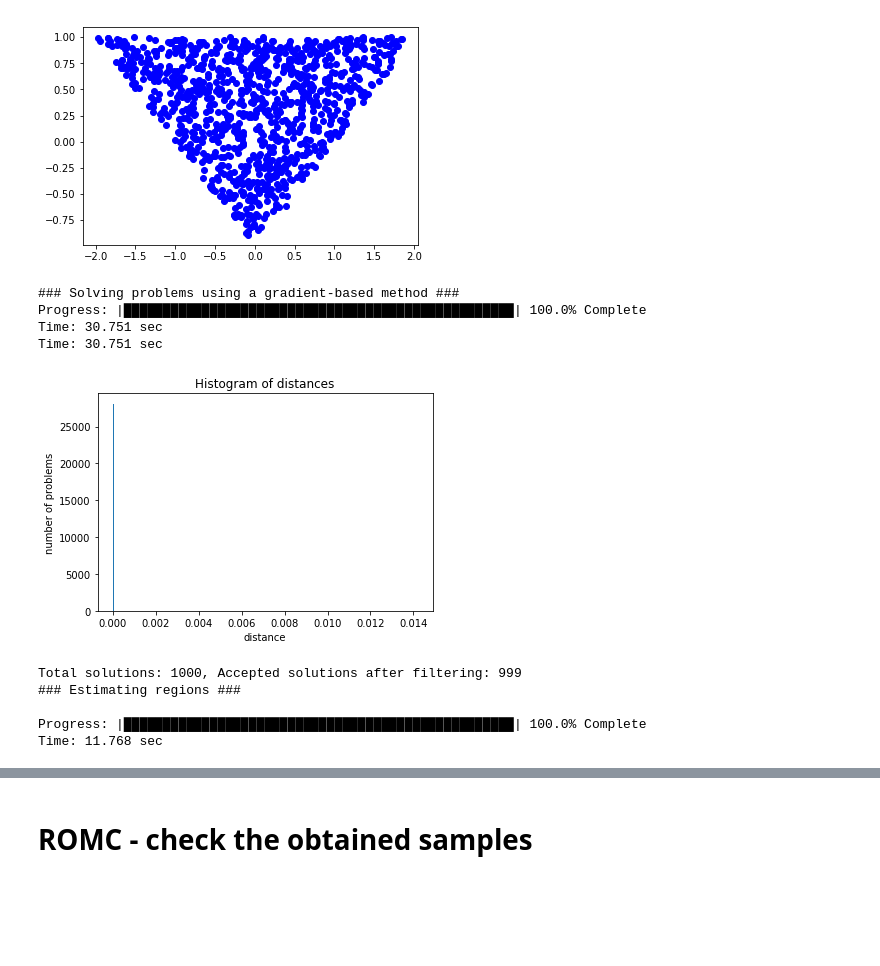
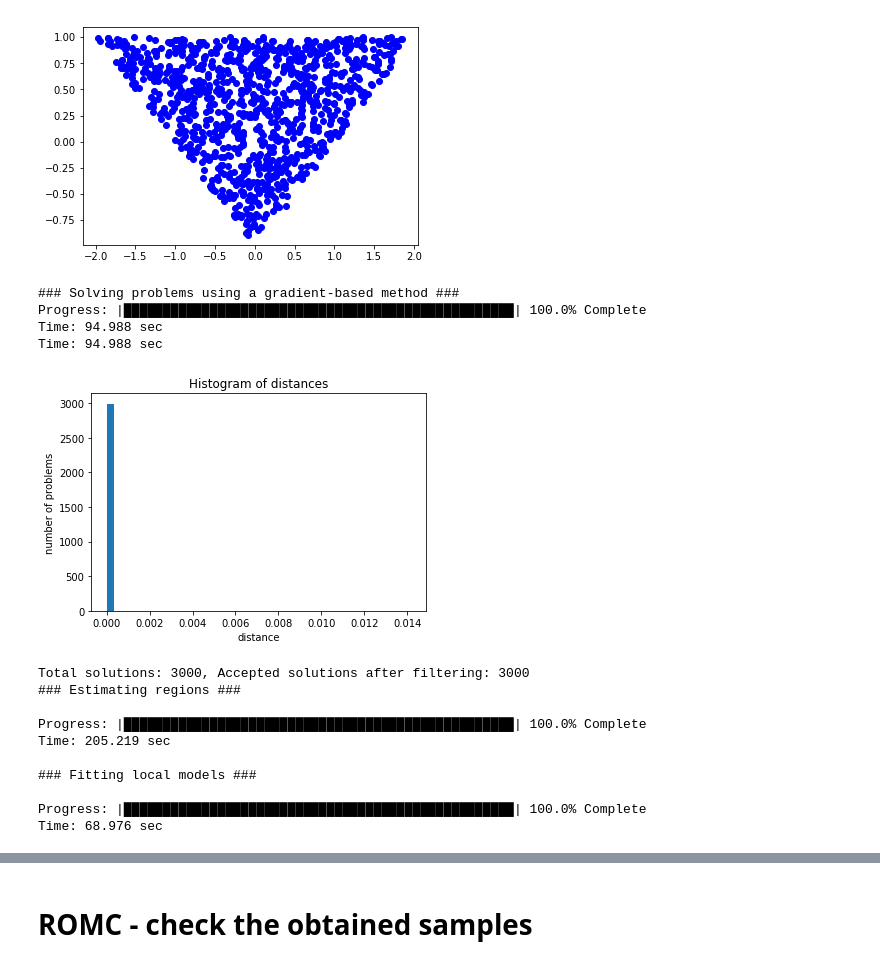
Before and after one commit to givasile/edinburgh-thesis, a Jupyter notebook: notebook_examples/example_MA2.ipynb, the cells around one changed output, grey strips where cells are left out. Drawn from its saved outputs; the diff is of its cells as text; code cells hidden in the pictures; blank space fills up the shorter version.

```diff
--- a/notebook_examples/example_MA2.ipynb
+++ b/notebook_examples/example_MA2.ipynb
@@ -29,27 +29,32 @@ plt.show()
 bounds = [(-2,2), (-2,2)]
 romc = ROMC(model, bounds=bounds, discrepancy_name="d")
 # %%
-n1 = 1000
+n1 = 3000
 seed = 21
 romc.solve_problems(n1=n1, seed=seed)
 # %% [output]
 ### Solving problems using a gradient-based method ###
 Progress: |██████████████████████████████████████████████████| 100.0% Complete
-Time: 30.751 sec
-Time: 30.751 sec
+Time: 94.988 sec
+Time: 94.988 sec
 # %%
-romc.distance_hist(bins=400)
+romc.distance_hist(bins=40)
 # %% [output]
-[figure, old version]
+[figure, new version]
 # %%
-eps = .01
-romc.estimate_regions(eps=eps)
+eps = .5
+romc.estimate_regions(eps=eps, fit_models=True, eps_cutoff=0.1)
 # %% [output]
-Total solutions: 1000, Accepted solutions after filtering: 999
+Total solutions: 3000, Accepted solutions after filtering: 3000
 ### Estimating regions ###
 
 Progress: |██████████████████████████████████████████████████| 100.0% Complete
-Time: 11.768 sec
+Time: 205.219 sec
+
+### Fitting local models ###
+
+Progress: |██████████████████████████████████████████████████| 100.0% Complete
+Time: 68.976 sec
 # %%
 romc.visualize_region(5)
 # %% [output]
```
Also changed, not shown: parts of 9 cells of this notebook, 3 other files.
